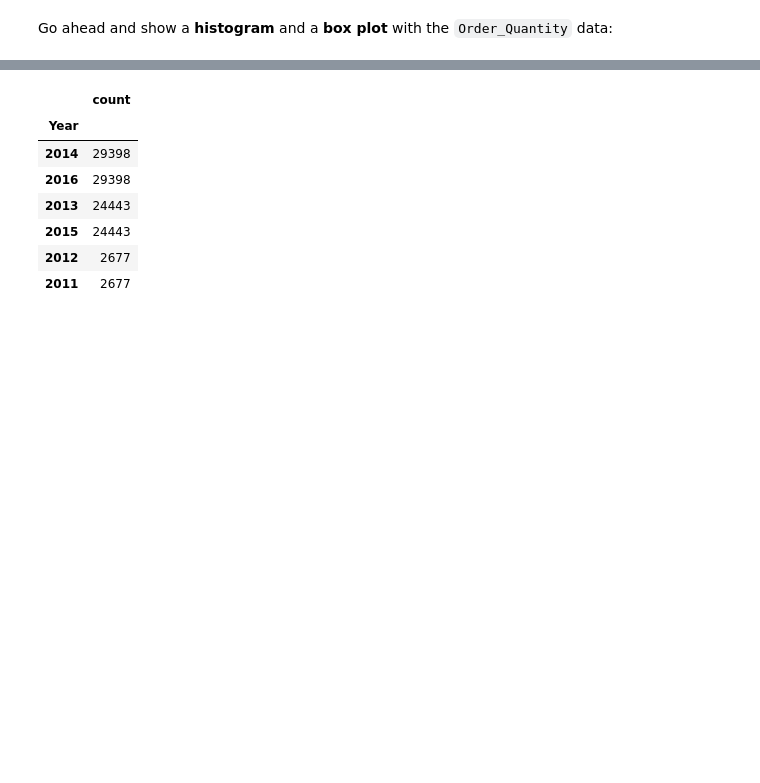
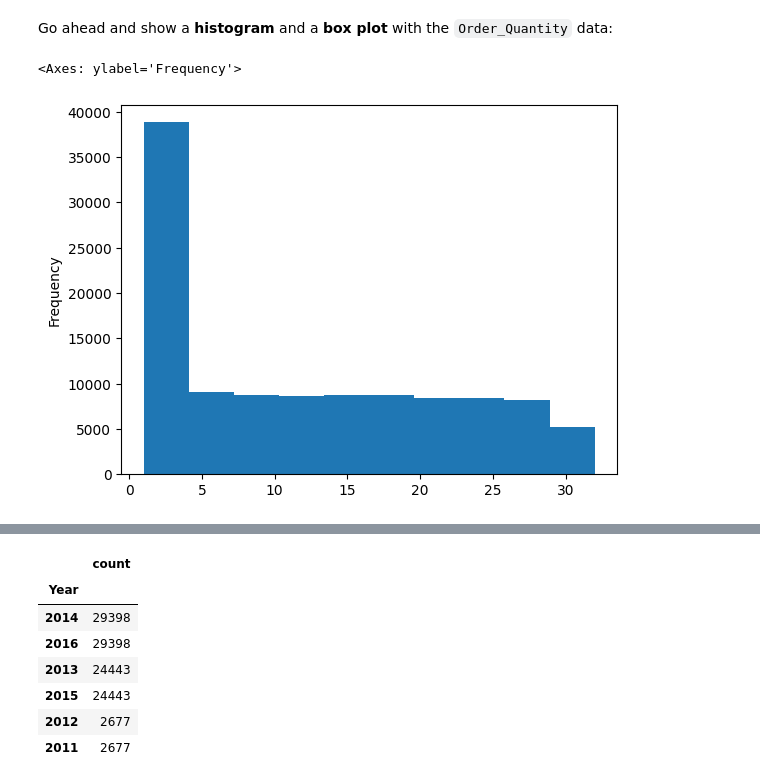
Before and after one commit to RIN666/DT, a Jupyter notebook: Exercises_1.ipynb, the cells around one changed output, grey strips where cells are left out. Saved outputs shown, nothing was run; the diff lists cells and outputs as text; code cells hidden in the pictures; blank space fills up the shorter version.

```diff
--- a/Exercises_1.ipynb
+++ b/Exercises_1.ipynb
@@ -60,5 +69,9 @@ sales['Order_Quantity'].mean()
 Go ahead and show a <b>histogram</b> and a <b>box plot</b> with the `Order_Quantity` data:
 # %%
 # your code goes here
+sales['Order_Quantity'].plot(kind='hist')
+# %% [output]
+<Axes: ylabel='Frequency'>
+[figure, added]
 # %%
 sales['Order_Quantity'].plot(kind='hist', bins=30, figsize=(14,6))
```
Also changed, not shown: parts of 14 cells of this notebook.
